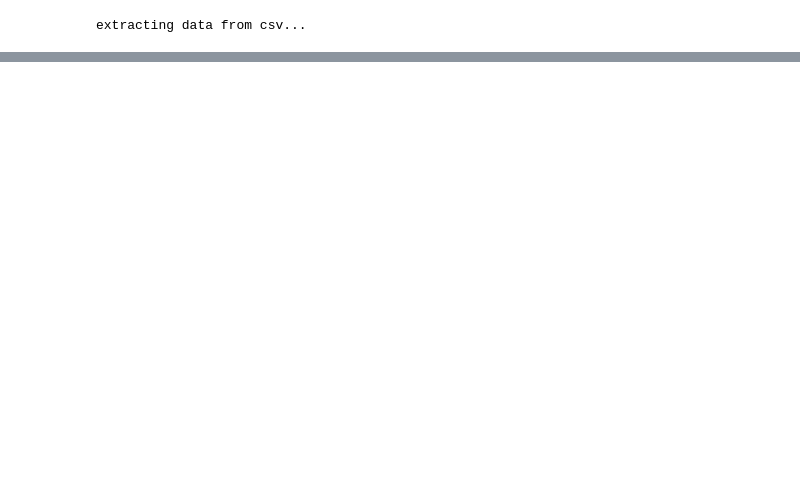
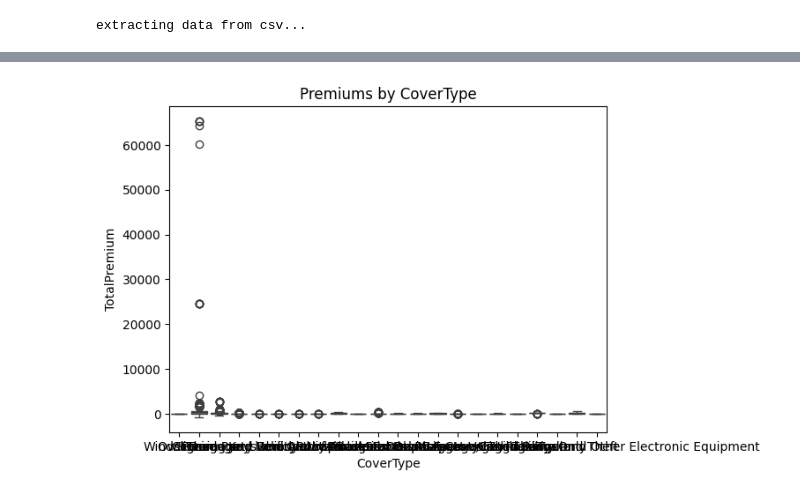
Before and after one commit to malzbanker/AIM, a Jupyter notebook: notebooks/eda.ipynb, the cells around one changed output, grey strips where cells are left out. Cells and saved outputs as stored; diff of their text form; code cells hidden in the pictures; blank space fills up the shorter version.

```diff
--- a/notebooks/eda.ipynb
+++ b/notebooks/eda.ipynb
@@ -91,0 +166,9 @@ dtype: int64
+# %%
+#Visualization
+import seaborn as sns
+
+sns.boxplot(x='CoverType', y='TotalPremium', data=data)
+plt.title('Premiums by CoverType')
+plt.show()
+# %% [output]
+[figure, added]
```
Also changed, not shown: parts of 11 cells of this notebook.
